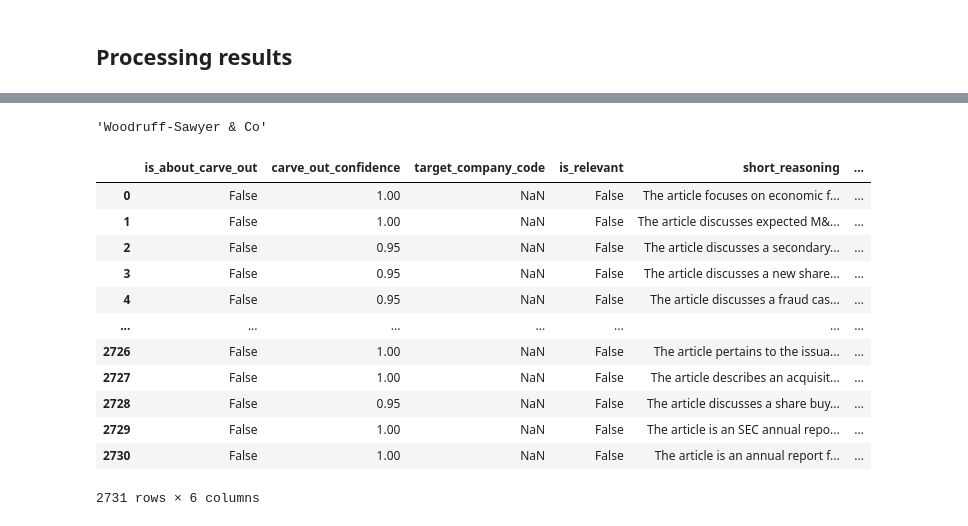
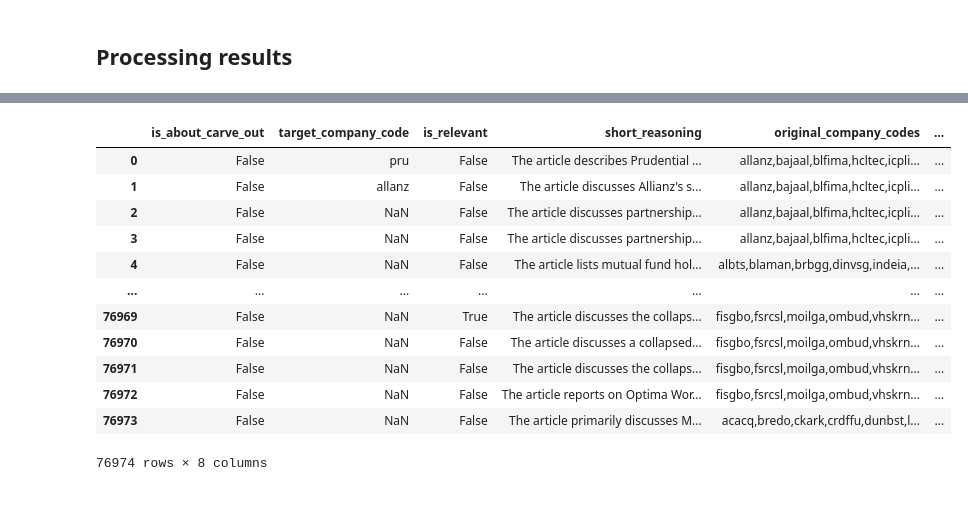
Before and after one commit to sssylvestr/carvaouts-poc, a Jupyter notebook: src/notebooks/joining_outputs.ipynb, the cells around one changed output, grey strips where cells are left out. Saved outputs shown, nothing was run; the diff lists cells and outputs as text; code cells hidden in the pictures.

Commit message:
ran the pipeline on a new extraction; ton of new code

```diff
--- a/src/notebooks/joining_outputs.ipynb
+++ b/src/notebooks/joining_outputs.ipynb
@@ -53,27 +57,23 @@ companies_mapping
-# %%
-companies_mapping['']
-# %% [output]
-'Woodruff-Sawyer & Co'
 # %%
-results_df = pd.read_csv('../extractions/classification_results.csv_2025-05-01_19-07-05.csv')
+results_df = pd.read_csv(f'../../extractions/{job_id}/classification_results.csv_2025-05-08_20-12-30.csv')
 cols_mapping = {'is_co': 'is_about_carve_out',"co_confidence": "carve_out_confidence"}
 results_df = results_df.rename(columns=cols_mapping)
 results_df['target_company'] = results_df['target_company_code'].map(companies_mapping)
 results_df
 # %% [output]
-|  | is_about_carve_out | carve_out_confidence | target_company_code | is_relevant | short_reasoning | ... |
-| 0 | False | 1.00 | NaN | False | The article focuses on economic f... | ... |
-| 1 | False | 1.00 | NaN | False | The article discusses expected M&... | ... |
-| 2 | False | 0.95 | NaN | False | The article discusses a secondary... | ... |
-| 3 | False | 0.95 | NaN | False | The article discusses a new share... | ... |
-| 4 | False | 0.95 | NaN | False | The article discusses a fraud cas... | ... |
+|  | is_about_carve_out | target_company_code | is_relevant | short_reasoning | original_company_codes | ... |
+| 0 | False | pru | False | The article describes Prudential ... | allanz,bajaal,blfima,hcltec,icpli... | ... |
+| 1 | False | allanz | False | The article discusses Allianz's s... | allanz,bajaal,blfima,hcltec,icpli... | ... |
+| 2 | False | NaN | False | The article discusses partnership... | allanz,bajaal,blfima,hcltec,icpli... | ... |
+| 3 | False | NaN | False | The article discusses partnership... | allanz,bajaal,blfima,hcltec,icpli... | ... |
+| 4 | False | NaN | False | The article lists mutual fund hol... | albts,blaman,brbgg,dinvsg,indeia,... | ... |
 | ... | ... | ... | ... | ... | ... | ... |
-| 2726 | False | 1.00 | NaN | False | The article pertains to the issua... | ... |
-| 2727 | False | 1.00 | NaN | False | The article describes an acquisit... | ... |
-| 2728 | False | 0.95 | NaN | False | The article discusses a share buy... | ... |
-| 2729 | False | 1.00 | NaN | False | The article is an SEC annual repo... | ... |
-| 2730 | False | 1.00 | NaN | False | The article is an annual report f... | ... |
+| 76969 | False | NaN | True | The article discusses the collaps... | fisgbo,fsrcsl,moilga,ombud,vhskrn... | ... |
+| 76970 | False | NaN | False | The article discusses a collapsed... | fisgbo,fsrcsl,moilga,ombud,vhskrn... | ... |
+| 76971 | False | NaN | False | The article discusses the collaps... | fisgbo,fsrcsl,moilga,ombud,vhskrn... | ... |
+| 76972 | False | NaN | False | The article reports on Optima Wor... | fisgbo,fsrcsl,moilga,ombud,vhskrn... | ... |
+| 76973 | False | NaN | False | The article primarily discusses M... | acacq,bredo,ckark,crdffu,dunbst,l... | ... |
-2731 rows × 6 columns
+76974 rows × 8 columns
 # %%
 results_df[results_df.is_about_carve_out == 1]
 # %% [output]
```
Also changed, not shown: parts of 16 cells of this notebook, 5 other files.
